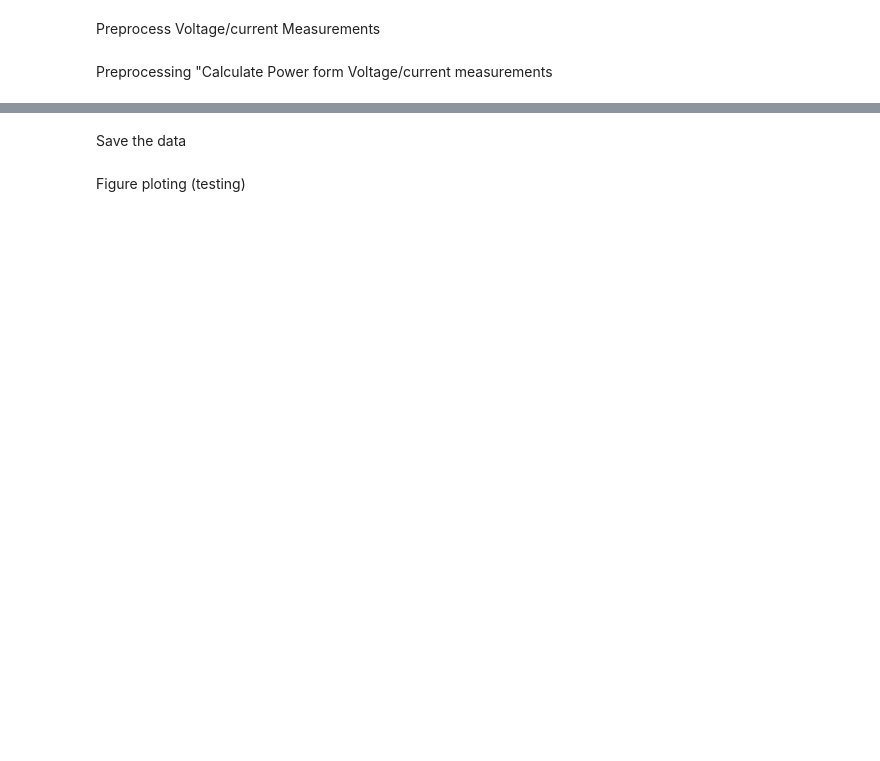
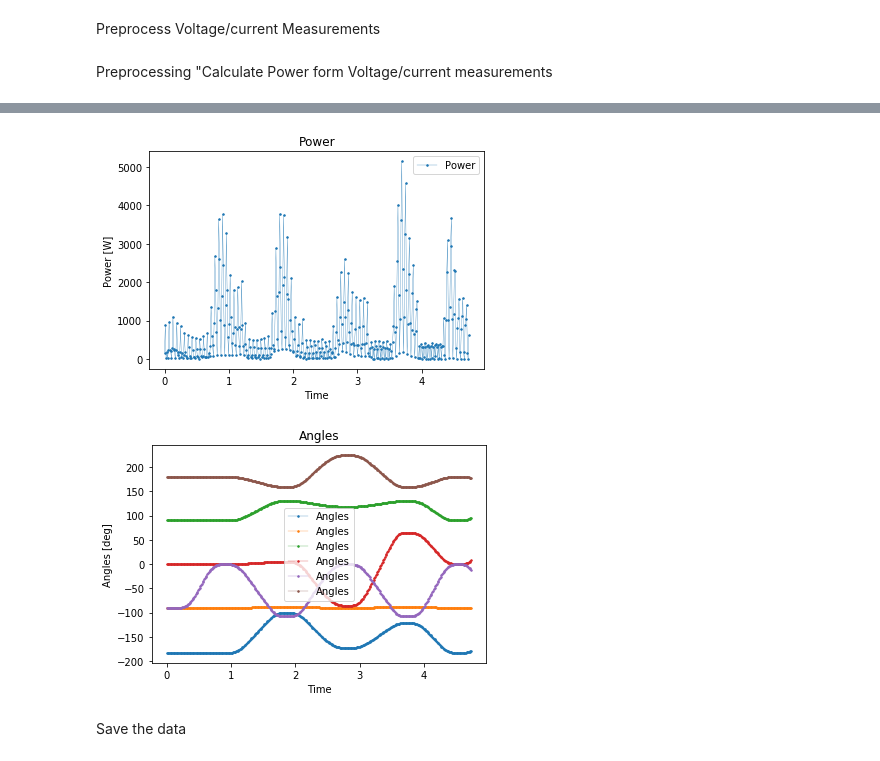
Before and after one commit to DrSoap/SSY226_Energy_Consumption, a Jupyter notebook: Setup.ipynb, the cells around one changed output, grey strips where cells are left out. Cells and saved outputs as stored; diff of their text form; code cells hidden in the pictures; blank space fills up the shorter version.

```diff
--- a/Setup.ipynb
+++ b/Setup.ipynb
@@ -74,3 +130,24 @@ for sample in Volt_Amp_data:
+# %%
+#Cut off power measurements at end of angle data measurements
+power_data_synced = power_data_downsampled[i-1:i-1+len(traj_data)]
+power_data_synced = np.array(power_data_synced)
+# %%
+fig1, ax1 = plt.subplots()
+ax1.plot(power_time_downsampled[0:400], power_data_synced[0:400],  label='Power',  marker='o',linewidth=0.3, markersize=1.5)
+ax1.legend();
+ax1.set_ylabel('Power [W]')
+ax1.set_xlabel('Time')
+ax1.set_title('Power');
+
+fig2, ax2 = plt.subplots()
+ax2.plot(power_time_downsampled[0:400], traj_data[0:400],  label='Angles',  marker='o',linewidth=0.3, markersize=1.5)
+ax2.legend();
+ax2.set_ylabel('Angles [deg]')
+ax2.set_xlabel('Time')
+ax2.set_title('Angles');
+# %% [output]
+[figure, added]
+[figure, added]
 # %% [markdown]
 Save the data
 # %%
@@ -82,3 +159 @@ with open(data_path + '/power_data.pickle', 'wb') as file:
     file.close()
-# %% [markdown]
-Figure ploting (testing)
```
Also changed, not shown: parts of 12 cells of this notebook, 3 other files.
